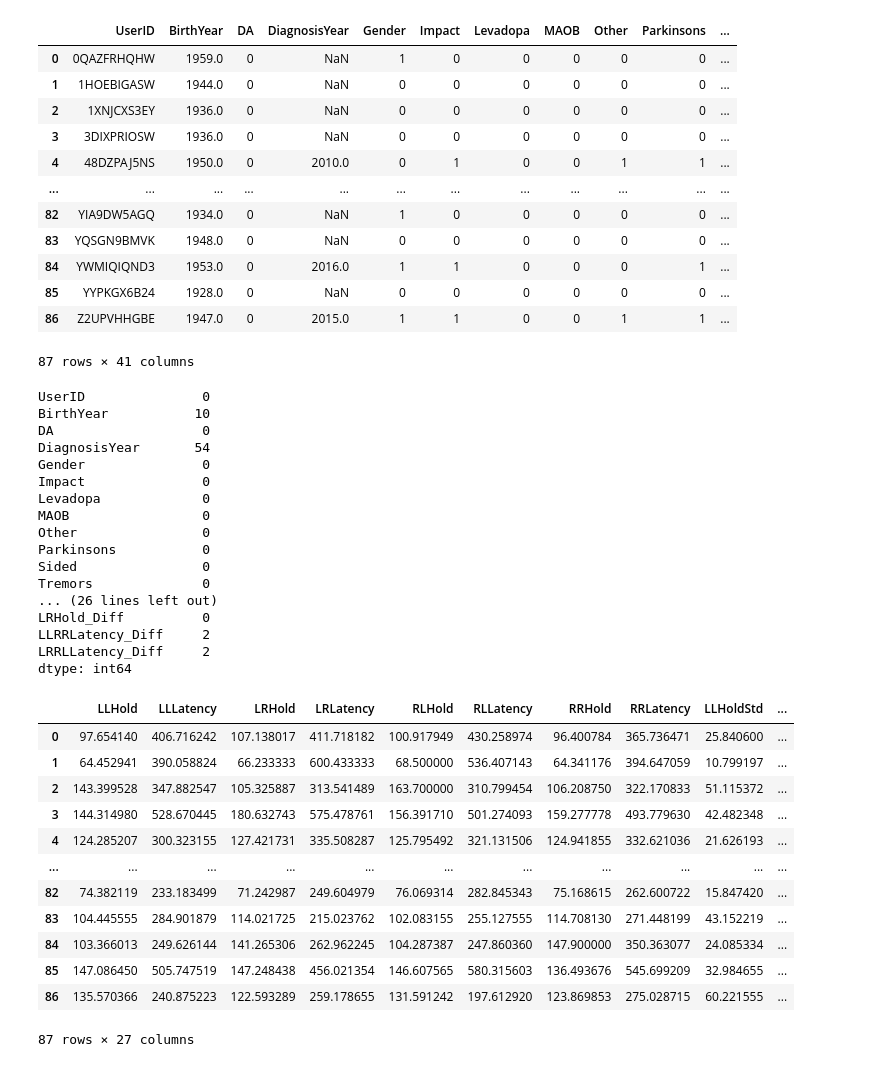
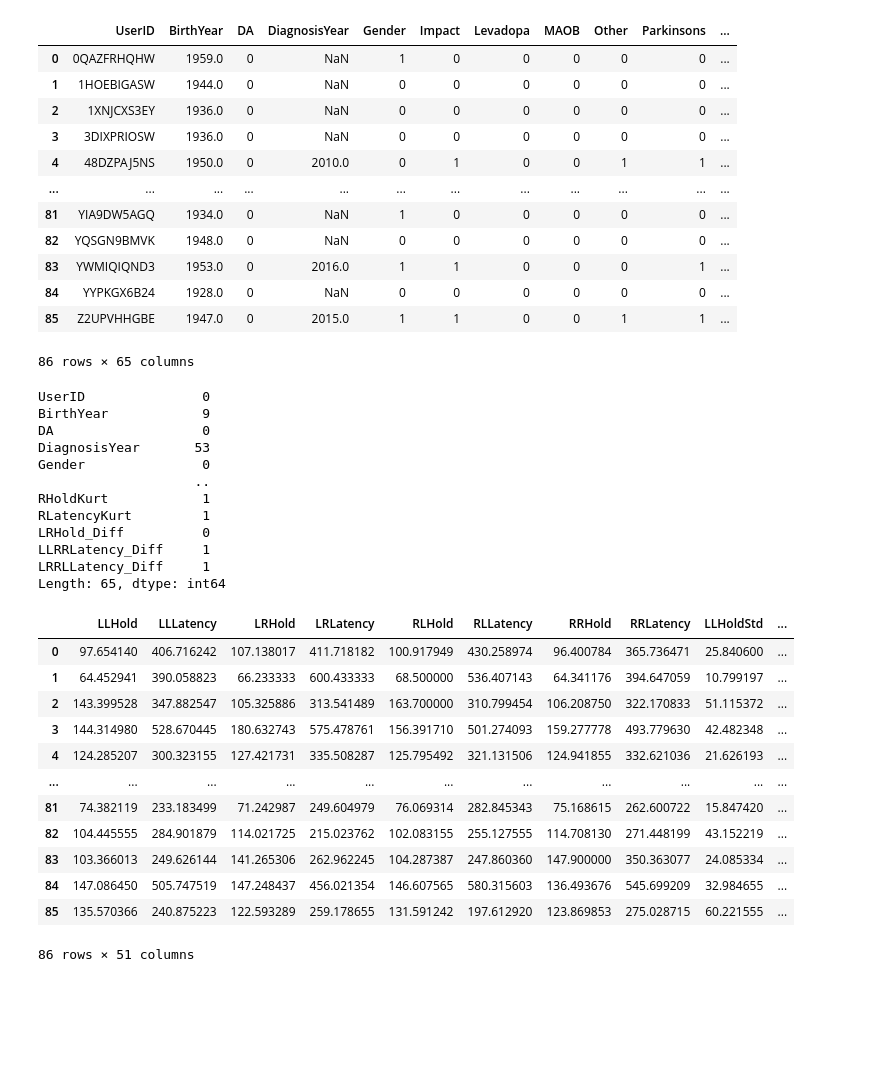
Before and after one commit to kdv97/quokka, a Jupyter notebook: KNN_imputation_Ivan.ipynb, the cells around one changed output. Saved outputs shown, nothing was run; the diff lists cells and outputs as text; code cells hidden in the pictures; blank space fills up the shorter version.

```diff
--- a/KNN_imputation_Ivan.ipynb
+++ b/KNN_imputation_Ivan.ipynb
@@ -7,63 +7,58 @@ import seaborn as sns
 
 sns.set_style("whitegrid")
 # %%
-df = pd.read_csv("ConvertedData.csv")
+df = pd.read_csv("ConvertedData-All.csv")
 df
 # %% [output]
 |  | UserID | BirthYear | DA | DiagnosisYear | Gender | Impact | Levadopa | MAOB | Other | Parkinsons | ... |
 | 0 | 0QAZFRHQHW | 1959.0 | 0 | NaN | 1 | 0 | 0 | 0 | 0 | 0 | ... |
 | 1 | 1HOEBIGASW | 1944.0 | 0 | NaN | 0 | 0 | 0 | 0 | 0 | 0 | ... |
 | 2 | 1XNJCXS3EY | 1936.0 | 0 | NaN | 0 | 0 | 0 | 0 | 0 | 0 | ... |
 | 3 | 3DIXPRIOSW | 1936.0 | 0 | NaN | 0 | 0 | 0 | 0 | 0 | 0 | ... |
 | 4 | 48DZPAJ5NS | 1950.0 | 0 | 2010.0 | 0 | 1 | 0 | 0 | 1 | 1 | ... |
 | ... | ... | ... | ... | ... | ... | ... | ... | ... | ... | ... | ... |
-| 82 | YIA9DW5AGQ | 1934.0 | 0 | NaN | 1 | 0 | 0 | 0 | 0 | 0 | ... |
-| 83 | YQSGN9BMVK | 1948.0 | 0 | NaN | 0 | 0 | 0 | 0 | 0 | 0 | ... |
-| 84 | YWMIQIQND3 | 1953.0 | 0 | 2016.0 | 1 | 1 | 0 | 0 | 0 | 1 | ... |
-| 85 | YYPKGX6B24 | 1928.0 | 0 | NaN | 0 | 0 | 0 | 0 | 0 | 0 | ... |
-| 86 | Z2UPVHHGBE | 1947.0 | 0 | 2015.0 | 1 | 1 | 0 | 0 | 1 | 1 | ... |
+| 81 | YIA9DW5AGQ | 1934.0 | 0 | NaN | 1 | 0 | 0 | 0 | 0 | 0 | ... |
+| 82 | YQSGN9BMVK | 1948.0 | 0 | NaN | 0 | 0 | 0 | 0 | 0 | 0 | ... |
+| 83 | YWMIQIQND3 | 1953.0 | 0 | 2016.0 | 1 | 1 | 0 | 0 | 0 | 1 | ... |
+| 84 | YYPKGX6B24 | 1928.0 | 0 | NaN | 0 | 0 | 0 | 0 | 0 | 0 | ... |
+| 85 | Z2UPVHHGBE | 1947.0 | 0 | 2015.0 | 1 | 1 | 0 | 0 | 1 | 1 | ... |
-87 rows × 41 columns
+86 rows × 65 columns
 # %%
 df.isnull().sum()
 # %% [output]
 UserID               0
-BirthYear           10
+BirthYear            9
 DA                   0
-DiagnosisYear       54
+DiagnosisYear       53
 Gender               0
-Impact               0
-Levadopa             0
-MAOB                 0
-Other                0
-Parkinsons           0
-Sided                0
-Tremors              0
-... (26 lines left out)
+                    ..
+RHoldKurt            1
+RLatencyKurt         1
 LRHold_Diff          0
-LLRRLatency_Diff     2
-LRRLLatency_Diff     2
-dtype: int64
+LLRRLatency_Diff     1
+LRRLLatency_Diff     1
+Length: 65, dtype: int64
 # %%
 from sklearn.impute import KNNImputer
 # %%
 imputer=KNNImputer(n_neighbors=4)
 # %%
-df_times=df.iloc[:,14:42]
+df_times=df.iloc[:,14:65]
 df_times
 # %% [output]
 |  | LLHold | LLLatency | LRHold | LRLatency | RLHold | RLLatency | RRHold | RRLatency | LLHoldStd | ... |
 | 0 | 97.654140 | 406.716242 | 107.138017 | 411.718182 | 100.917949 | 430.258974 | 96.400784 | 365.736471 | 25.840600 | ... |
-| 1 | 64.452941 | 390.058824 | 66.233333 | 600.433333 | 68.500000 | 536.407143 | 64.341176 | 394.647059 | 10.799197 | ... |
-| 2 | 143.399528 | 347.882547 | 105.325887 | 313.541489 | 163.700000 | 310.799454 | 106.208750 | 322.170833 | 51.115372 | ... |
+| 1 | 64.452941 | 390.058823 | 66.233333 | 600.433333 | 68.500000 | 536.407143 | 64.341176 | 394.647059 | 10.799197 | ... |
+| 2 | 143.399528 | 347.882547 | 105.325886 | 313.541489 | 163.700000 | 310.799454 | 106.208750 | 322.170833 | 51.115372 | ... |
 | 3 | 144.314980 | 528.670445 | 180.632743 | 575.478761 | 156.391710 | 501.274093 | 159.277778 | 493.779630 | 42.482348 | ... |
 | 4 | 124.285207 | 300.323155 | 127.421731 | 335.508287 | 125.795492 | 321.131506 | 124.941855 | 332.621036 | 21.626193 | ... |
 | ... | ... | ... | ... | ... | ... | ... | ... | ... | ... | ... |
-| 82 | 74.382119 | 233.183499 | 71.242987 | 249.604979 | 76.069314 | 282.845343 | 75.168615 | 262.600722 | 15.847420 | ... |
-| 83 | 104.445555 | 284.901879 | 114.021725 | 215.023762 | 102.083155 | 255.127555 | 114.708130 | 271.448199 | 43.152219 | ... |
-| 84 | 103.366013 | 249.626144 | 141.265306 | 262.962245 | 104.287387 | 247.860360 | 147.900000 | 350.363077 | 24.085334 | ... |
-| 85 | 147.086450 | 505.747519 | 147.248438 | 456.021354 | 146.607565 | 580.315603 | 136.493676 | 545.699209 | 32.984655 | ... |
-| 86 | 135.570366 | 240.875223 | 122.593289 | 259.178655 | 131.591242 | 197.612920 | 123.869853 | 275.028715 | 60.221555 | ... |
+| 81 | 74.382119 | 233.183499 | 71.242987 | 249.604979 | 76.069314 | 282.845343 | 75.168615 | 262.600722 | 15.847420 | ... |
+| 82 | 104.445555 | 284.901879 | 114.021725 | 215.023762 | 102.083155 | 255.127555 | 114.708130 | 271.448199 | 43.152219 | ... |
+| 83 | 103.366013 | 249.626144 | 141.265306 | 262.962245 | 104.287387 | 247.860360 | 147.900000 | 350.363077 | 24.085334 | ... |
+| 84 | 147.086450 | 505.747519 | 147.248437 | 456.021354 | 146.607565 | 580.315603 | 136.493676 | 545.699209 | 32.984655 | ... |
+| 85 | 135.570366 | 240.875223 | 122.593289 | 259.178655 | 131.591242 | 197.612920 | 123.869853 | 275.028715 | 60.221555 | ... |
-87 rows × 27 columns
+86 rows × 51 columns
 # %%
 df_times.isnull().sum()
 # %% [output]
```
Also changed, not shown: parts of 3 cells of this notebook, 1 other file.
